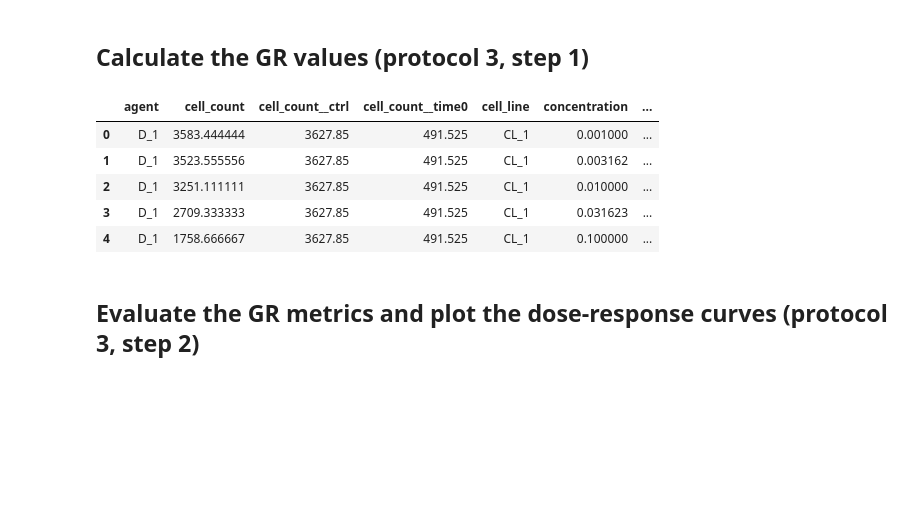
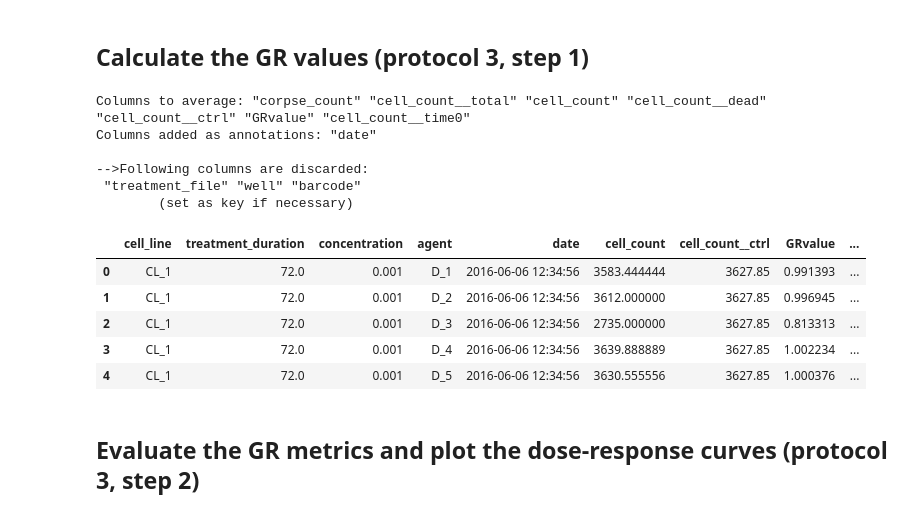
Before and after one commit to datarail/datarail, a Jupyter notebook: examplars/GRmetrics.ipynb, the cells around one changed output. Cells and saved outputs as stored; diff of their text form; code cells hidden in the pictures; blank space fills up the shorter version.

Commit message:
using average_replicates function

```diff
--- a/examplars/GRmetrics.ipynb
+++ b/examplars/GRmetrics.ipynb
@@ -65,18 +54,27 @@ qcfct.Negative_control_bias(df_annotated)
 # %% [markdown]
 ## Calculate the GR values (protocol 3, step 1)
 # %%
-df_ctrl = gr50.assign_ctrls(df_mean,['cell_line'])
-df_gr = gr50.compute_gr(df_ctrl.drop(
-    ['role','cell_count__dead','corpse_count','cell_count__total'],axis=1))
+# first calculate the GR values for each replicate then merge them
+df_mean = TrtAnnot.average_replicates(
+    gr50.compute_gr(
+        gr50.assign_ctrls(df_annotated, ['cell_line'])))
+
+df_gr = df_mean.drop(['cell_count__dead','corpse_count','role','cell_count__total'],axis=1)
 df_gr.to_csv('OUTPUT/GRvalues_Example1.tsv', sep='\t', index=False)
 df_gr.head()
 # %% [output]
+Columns to average: "corpse_count" "cell_count__total" "cell_count" "cell_count__dead" "cell_count__ctrl" "GRvalue" "cell_count__time0"
+Columns added as annotations: "date"
+
+-->Following columns are discarded:
+ "treatment_file" "well" "barcode"
+        (set as key if necessary)
-|  | agent | cell_count | cell_count__ctrl | cell_count__time0 | cell_line | concentration | ... |
-| 0 | D_1 | 3583.444444 | 3627.85 | 491.525 | CL_1 | 0.001000 | ... |
-| 1 | D_1 | 3523.555556 | 3627.85 | 491.525 | CL_1 | 0.003162 | ... |
-| 2 | D_1 | 3251.111111 | 3627.85 | 491.525 | CL_1 | 0.010000 | ... |
-| 3 | D_1 | 2709.333333 | 3627.85 | 491.525 | CL_1 | 0.031623 | ... |
-| 4 | D_1 | 1758.666667 | 3627.85 | 491.525 | CL_1 | 0.100000 | ... |
+|  | cell_line | treatment_duration | concentration | agent | date | cell_count | cell_count__ctrl | GRvalue | ... |
+| 0 | CL_1 | 72.0 | 0.001 | D_1 | 2016-06-06 12:34:56 | 3583.444444 | 3627.85 | 0.991393 | ... |
+| 1 | CL_1 | 72.0 | 0.001 | D_2 | 2016-06-06 12:34:56 | 3612.000000 | 3627.85 | 0.996945 | ... |
+| 2 | CL_1 | 72.0 | 0.001 | D_3 | 2016-06-06 12:34:56 | 2735.000000 | 3627.85 | 0.813313 | ... |
+| 3 | CL_1 | 72.0 | 0.001 | D_4 | 2016-06-06 12:34:56 | 3639.888889 | 3627.85 | 1.002234 | ... |
+| 4 | CL_1 | 72.0 | 0.001 | D_5 | 2016-06-06 12:34:56 | 3630.555556 | 3627.85 | 1.000376 | ... |
 # %% [markdown]
 ## Evaluate the GR metrics and plot the dose-response curves (protocol 3, step 2)
 # %%
```
Also changed, not shown: parts of 3 cells of this notebook.
